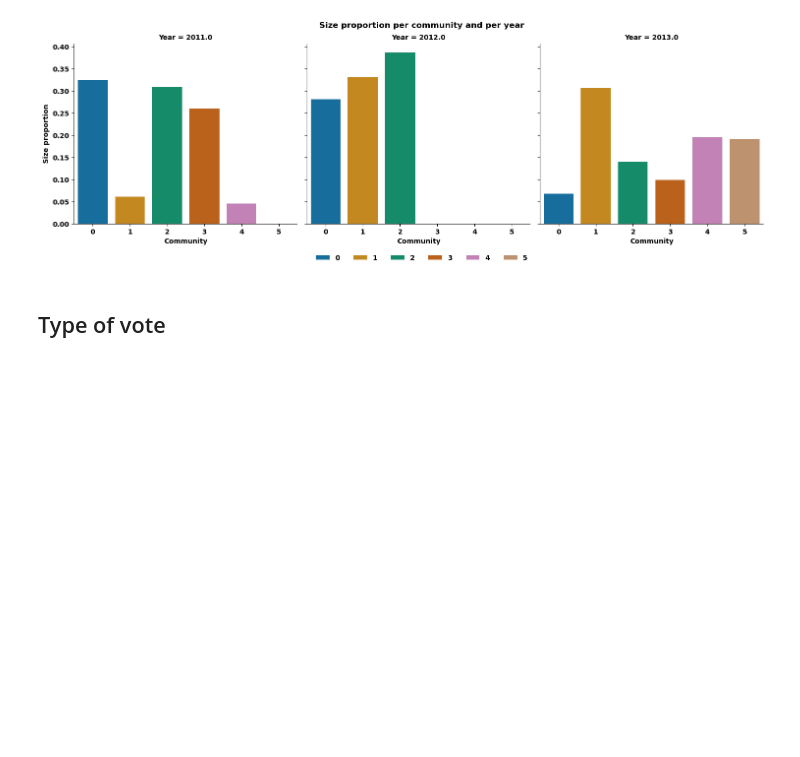
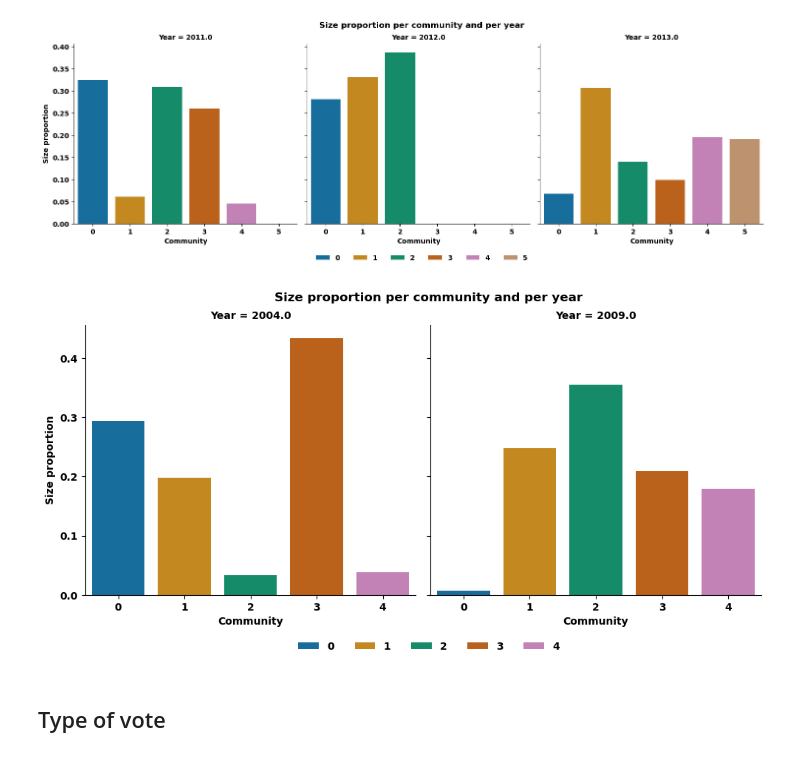
Before and after one commit to epfl-ada/ada-2023-project-abracadabra, a Jupyter notebook: community_analysis.ipynb, the cells around one changed output. Cells and saved outputs as stored; diff of their text form; code cells hidden in the pictures; blank space fills up the shorter version.

```diff
--- a/community_analysis.ipynb
+++ b/community_analysis.ipynb
@@ -62,6 +62,11 @@ plot_source_prop(df_prop_plot, [2011,2012,2013])
 [figure]
 [figure]
 [figure]
+# %%
+#figure for the website
+plot_source_prop(df_prop_plot, [2004,2009])
+# %% [output]
+[figure, added]
 # %% [markdown]
 ## Type of vote
 # %%
```
Also changed, not shown: parts of 9 cells of this notebook, 1 other file.
